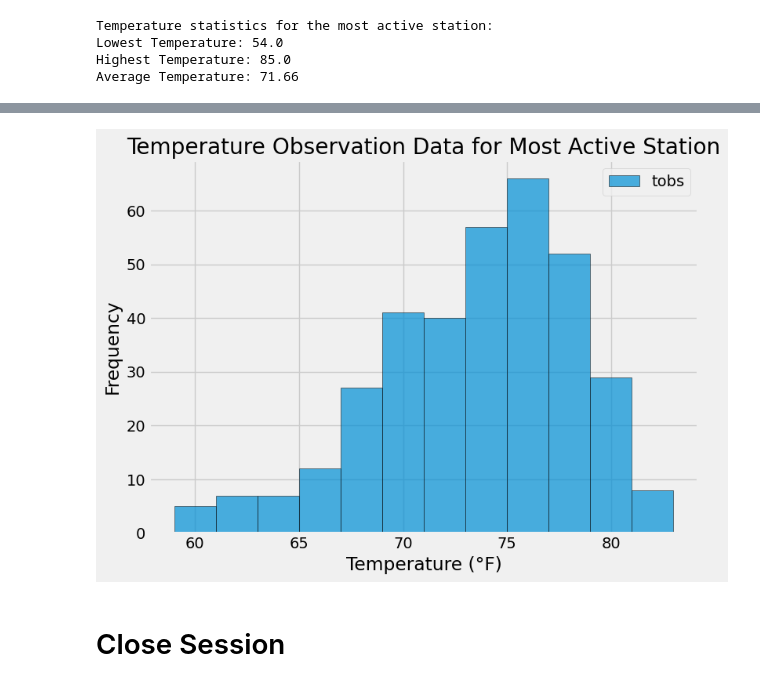
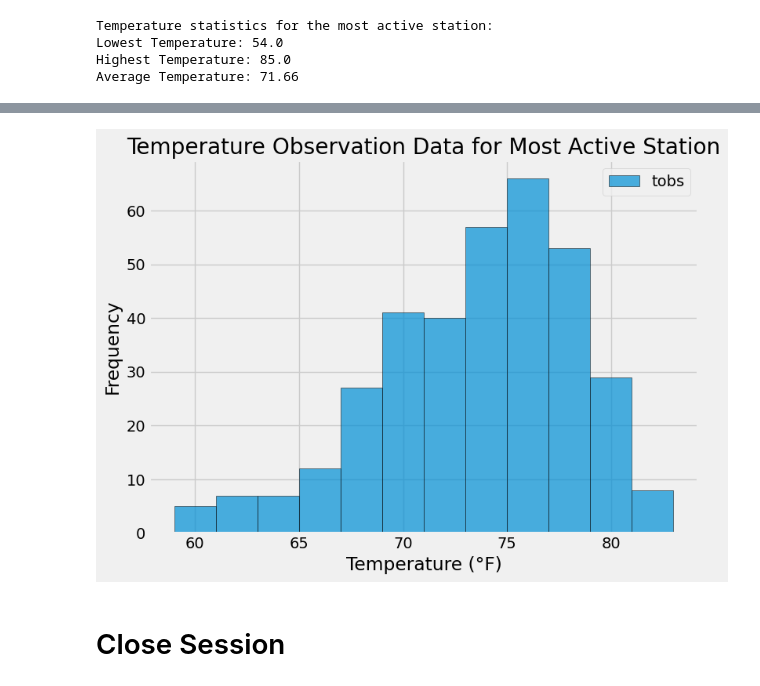
Before and after one commit to muneebsamad/sql_alchemy_challenge, a Jupyter notebook: climate_starter.ipynb, the cells around one changed output, grey strips where cells are left out. Drawn from its saved outputs; the diff is of its cells as text; code cells hidden in the pictures.

```diff
--- a/climate_starter.ipynb
+++ b/climate_starter.ipynb
@@ -158,10 +128,5 @@ Station: USC00518838, Count: 511
 # %%
-from sqlalchemy import func
-
-# Extract the most active station ID from the previous query
-most_active_station = active_stations[0][0]
-
-# Query to calculate the lowest, highest, and average temperature for the most active station
+# Using the most active station id from the previous query, calculate the lowest, highest, and average temperature.
 temperature_stats = session.query(func.min(Measurement.tobs), func.max(Measurement.tobs), func.avg(Measurement.tobs)).\
                     filter(Measurement.station == most_active_station).all()
 
@@ -184,25 +143,27 @@ Text(0.5, 4.183333333333314, 'Temperature')
 # %%
-import matplotlib.pyplot as plt
+from matplotlib import pyplot as plt
+# Using the most active station id
+# Query to retrieve the last 12 months of temperature observation data for the most active station
+one_year_ago_str = one_year_ago.strftime('%Y-%m-%d')
 
-# Query to retrieve the last 12 months of temperature observation data for the most active station
 temperature_data = session.query(Measurement.tobs).\
                     filter(Measurement.station == most_active_station).\
-                    filter(Measurement.date >= one_year_ago).all()
+                    filter(Measurement.date >= one_year_ago_str).all()
 
 # Convert the query result to a list
 temperatures = [temp[0] for temp in temperature_data]
 
 # Plot the results as a histogram
 plt.figure(figsize=(8, 6))
 plt.hist(temperatures, bins=12, edgecolor='black', alpha=0.7)
 plt.xlabel('Temperature (°F)')
 plt.ylabel('Frequency')
 plt.title('Temperature Observation Data for Most Active Station')
 plt.legend(['tobs'], loc='upper right')
 plt.tight_layout()
 plt.show()
 # %% [output]
-[figure, old version]
+[figure, new version]
 # %% [markdown]
 # Close Session
 # %%
```
Also changed, not shown: parts of 9 cells of this notebook.
